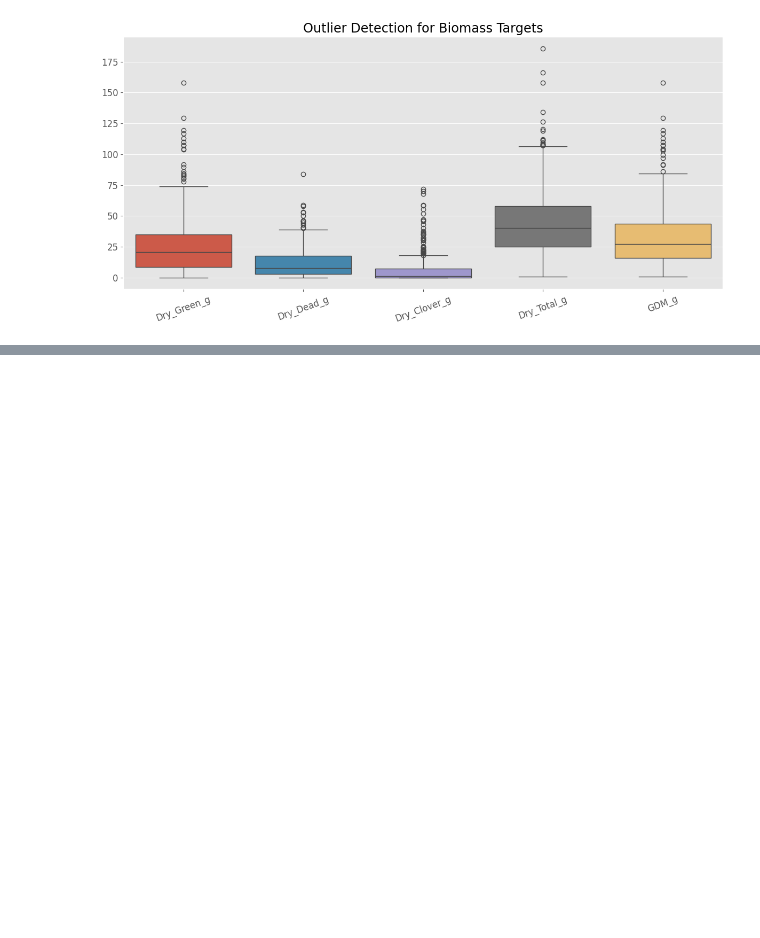
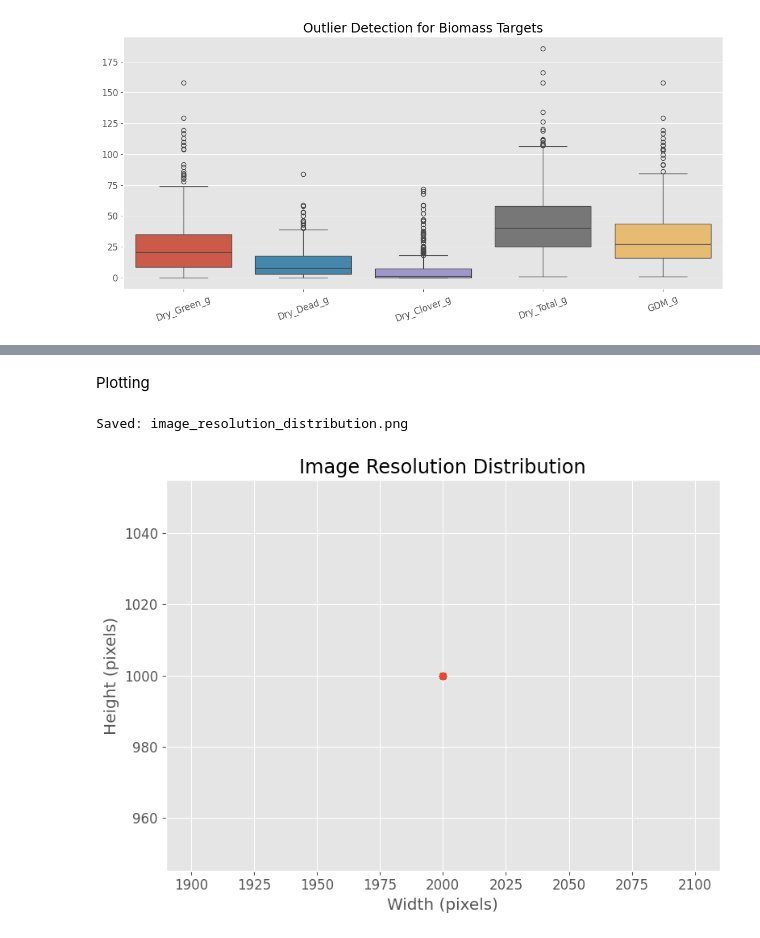
Before and after one commit to patelshivam109/Image-to-Biomass, a Jupyter notebook: notebooks/02_eda.ipynb, the cells around one changed output, grey strips where cells are left out. Saved outputs shown, nothing was run; the diff lists cells and outputs as text; code cells hidden in the pictures; blank space fills up the shorter version.

```diff
--- a/notebooks/02_eda.ipynb
+++ b/notebooks/02_eda.ipynb
@@ -344,0 +386,19 @@ Saved: outliers.png
+# %%
+widths = []
+heights = []
+
+for img_path in df["image_path"]:
+
+    image = Image.open(IMAGE_DIR / img_path)
+
+    w, h = image.size
+
+    widths.append(w)
+    heights.append(h)
+
+resolution_df = pd.DataFrame({
+    "Width": widths,
+    "Height": heights
+})
+
+resolution_df.head()
@@ -344,0 +424,21 @@ Saved: outliers.png
+# %% [markdown]
+Plotting
+# %%
+plt.figure(figsize=(8,6))
+
+plt.scatter(
+    widths,
+    heights,
+    alpha=0.6
+)
+
+plt.xlabel("Width (pixels)")
+plt.ylabel("Height (pixels)")
+plt.title("Image Resolution Distribution")
+
+save_plot("image_resolution_distribution.png")
+
+plt.show()
+# %% [output]
+Saved: image_resolution_distribution.png
+[figure, added]
```
Also changed, not shown: parts of 10 cells of this notebook, 3 other files.
